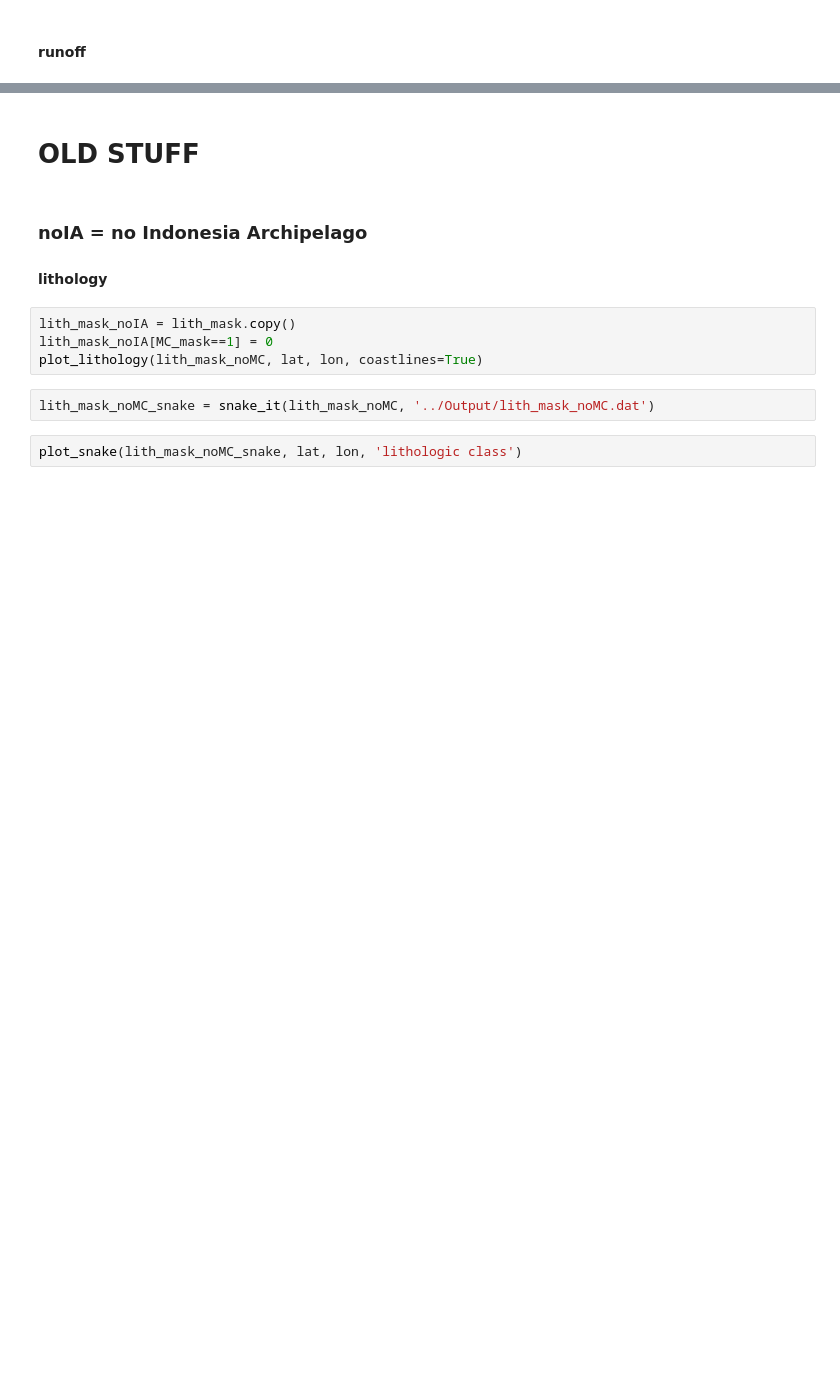
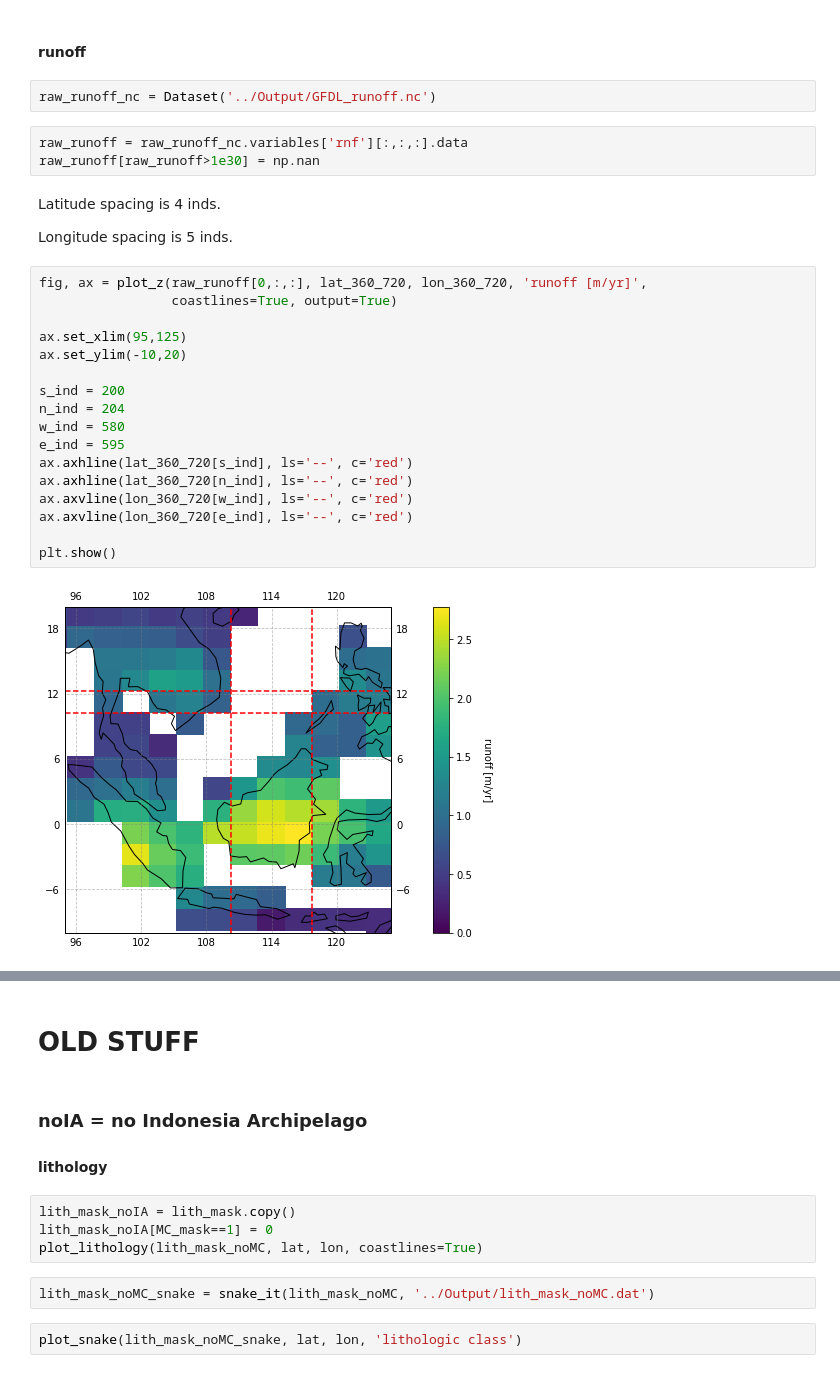
Before and after one commit to Swanson-Hysell-Group/GEOCLIM_Modern, a Jupyter notebook: Code/Notebooks/lithology_masks_7d.ipynb, the cells around one changed output, grey strips where cells are left out. Saved outputs shown, nothing was run; the diff lists cells and outputs as text; blank space fills up the shorter version.

Commit message:
runoff mask for redIAsunda

```diff
--- a/Code/Notebooks/lithology_masks_7d.ipynb
+++ b/Code/Notebooks/lithology_masks_7d.ipynb
@@ -1498,3 +1498,31 @@ slope_var[:,:] = slope_redIAsunda
 slope_nc.close()
 # %% [markdown]
 #### runoff
+# %%
+raw_runoff_nc = Dataset('../Output/GFDL_runoff.nc')
+# %%
+raw_runoff = raw_runoff_nc.variables['rnf'][:,:,:].data
+raw_runoff[raw_runoff>1e30] = np.nan
+# %% [markdown]
+Latitude spacing is 4 inds.
+
+Longitude spacing is 5 inds.
+# %%
+fig, ax = plot_z(raw_runoff[0,:,:], lat_360_720, lon_360_720, 'runoff [m/yr]',
+                 coastlines=True, output=True)
+
+ax.set_xlim(95,125)
+ax.set_ylim(-10,20)
+
+s_ind = 200
+n_ind = 204
+w_ind = 580
+e_ind = 595
+ax.axhline(lat_360_720[s_ind], ls='--', c='red')
+ax.axhline(lat_360_720[n_ind], ls='--', c='red')
+ax.axvline(lon_360_720[w_ind], ls='--', c='red')
+ax.axvline(lon_360_720[e_ind], ls='--', c='red')
+
+plt.show()
+# %% [output]
+[figure, added]
```
Also changed, not shown: parts of 6 cells of this notebook, 2 other files.
